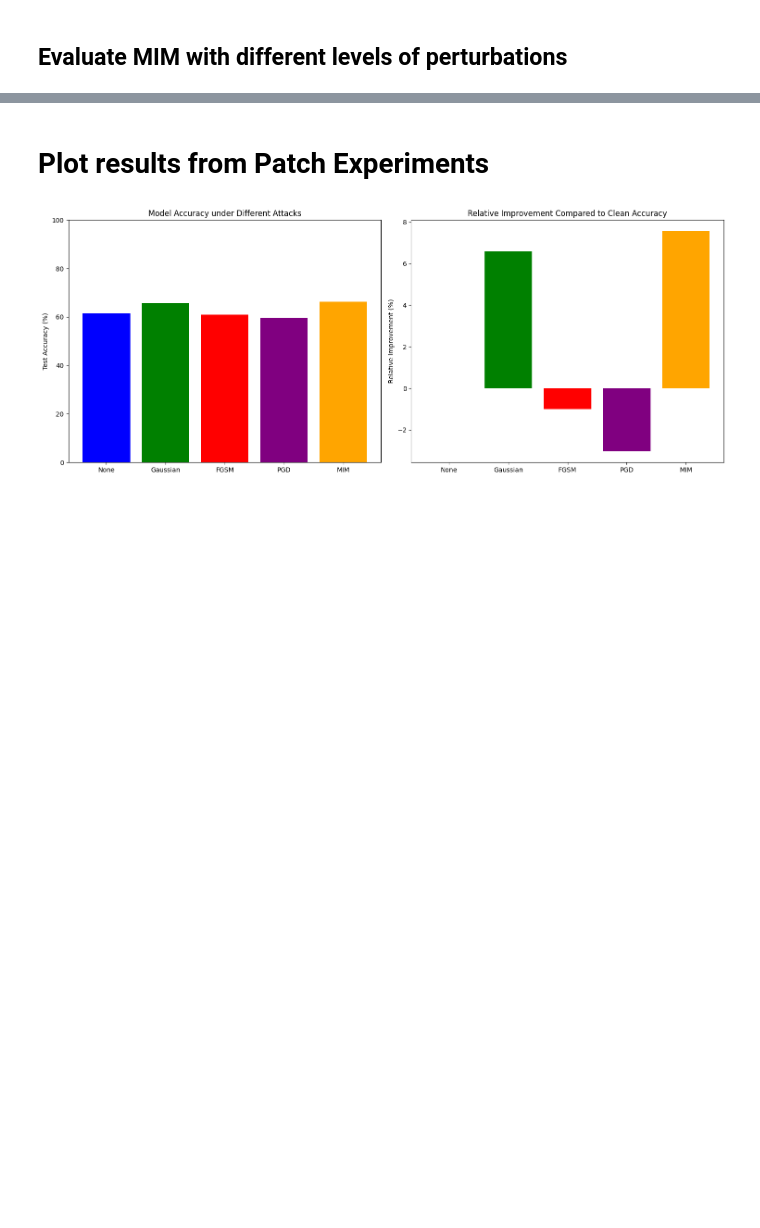
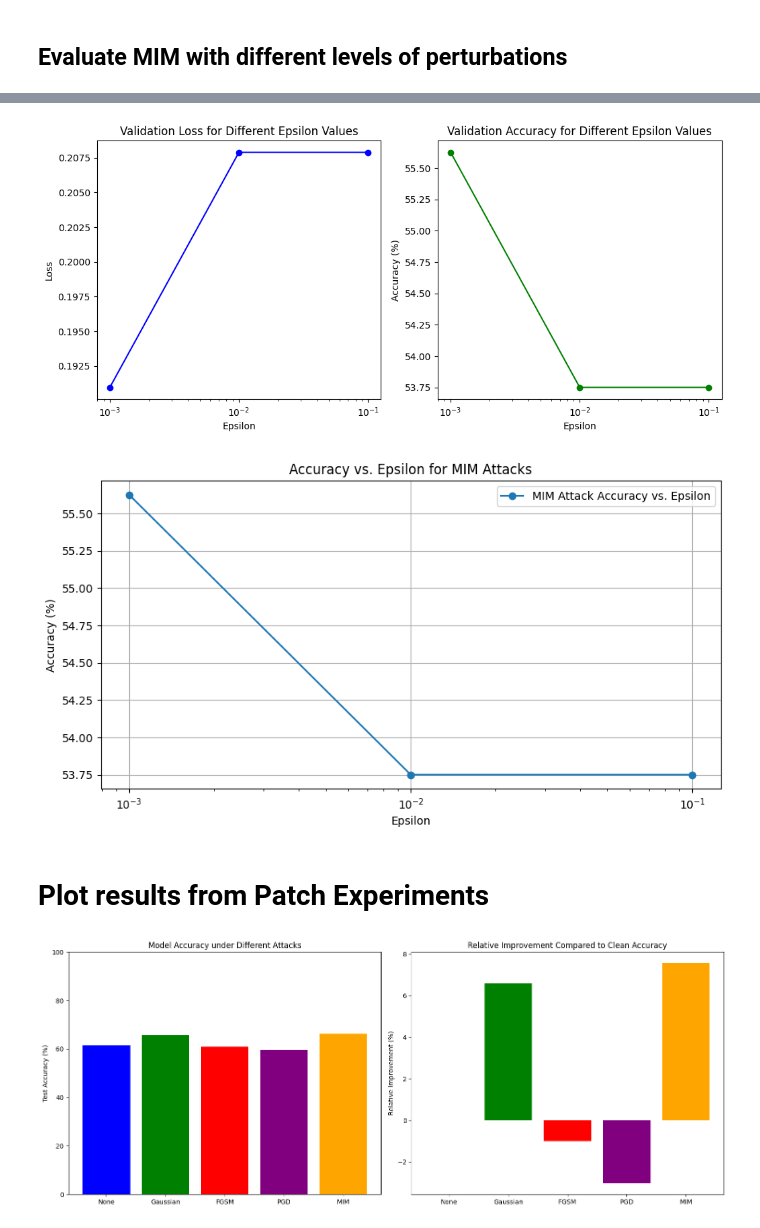
Before and after one commit to saifaldin14/AdversarialAttack3DCNN, a Jupyter notebook: 3DProject.ipynb, the cells around one changed output, grey strips where cells are left out. Saved outputs shown, nothing was run; the diff lists cells and outputs as text; code cells hidden in the pictures; blank space fills up the shorter version.

```diff
--- a/3DProject.ipynb
+++ b/3DProject.ipynb
@@ -570,13 +615,12 @@ fgsm_test_acc = 60.94
 ## Evaluate FGSM with different levels of perturbations
 # %%
 # Train the model first with the patch
+num_epochs = 7
 for epoch in range(num_epochs):
-    print(f"Epoch {epoch + 1} is running...")
     train_loss, train_acc = train_model_with_fgsm_attack(model, train_dataloader, optimizer, criterion, device, epsilon=fgsm_epsilon, max_batches=40)
-    print(f"Epoch [{epoch+1}/{num_epochs}], Train Loss: {train_loss:.4f}, Train Accuracy: {train_acc:.2f}%")
 
 fgsm_eval_vars = []
 for epsilon in [0.1, 0.01, 0.001]:
     val_loss, val_acc = evaluate_with_fgsm_attack(model, val_dataloader, criterion, device, epsilon=epsilon, max_batches=20)
-    print(f'PGD Attack with epsilon {epsilon} - Test Loss: {val_loss:.4f}, Test Accuracy: {val_acc:.2f}%')
+    print(f'FGSM Attack with epsilon {epsilon} - Test Loss: {val_loss:.4f}, Test Accuracy: {val_acc:.2f}%')
     fgsm_eval_vars.append([val_loss, val_acc])
@@ -942,3 +1038,48 @@ for epsilon in [0.1, 0.01, 0.001]:
+# %%
+import matplotlib.pyplot as plt
+
+# 1. Plotting Effect of Different Epsilon Values
+
+epsilons = [0.1, 0.01, 0.001]
+mim_eval_loss = [vars[0] for vars in mim_eval_vars]
+mim_eval_acc = [vars[1] for vars in mim_eval_vars]
+
+plt.figure(figsize=(12, 5))
+
+# Loss vs Epsilon
+plt.subplot(1, 2, 1)
+plt.plot(epsilons, mim_eval_loss, marker='o', linestyle='-', color='blue')
+plt.xscale('log')
+plt.xlabel('Epsilon')
+plt.ylabel('Loss')
+plt.title('Validation Loss for Different Epsilon Values')
+
+# Accuracy vs Epsilon
+plt.subplot(1, 2, 2)
+plt.plot(epsilons, mim_eval_acc, marker='o', linestyle='-', color='green')
+plt.xscale('log')
+plt.xlabel('Epsilon')
+plt.ylabel('Accuracy (%)')
+plt.title('Validation Accuracy for Different Epsilon Values')
+
+plt.show()
+
+# 3. Accuracy vs. Epsilon
+epsilons = [0.1, 0.01, 0.001]  # Example epsilon values
+mim_eval_acc = [val[1] for val in mim_eval_vars]  # Extract accuracy for each epsilon
+
+plt.figure(figsize=(10, 5))
+plt.plot(epsilons, mim_eval_acc, label="MIM Attack Accuracy vs. Epsilon", marker='o')
+plt.title('Accuracy vs. Epsilon for MIM Attacks')
+plt.xlabel('Epsilon')
+plt.ylabel('Accuracy (%)')
+plt.xscale('log')  # Logarithmic scale for epsilon
+plt.grid(True)
+plt.legend()
+plt.show()
+# %% [output]
+[figure, added]
+[figure, added]
 # %% [markdown]
 # Plot results from Patch Experiments
 # %%
```
Also changed, not shown: parts of 6 cells of this notebook.
